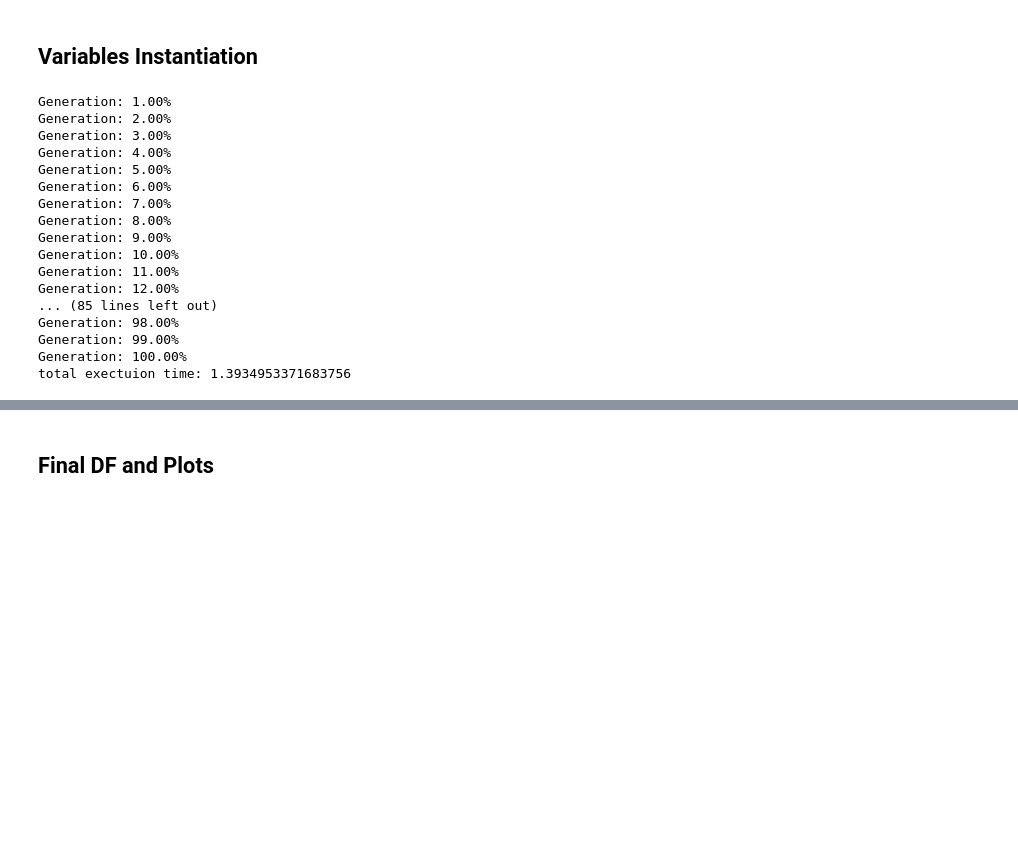
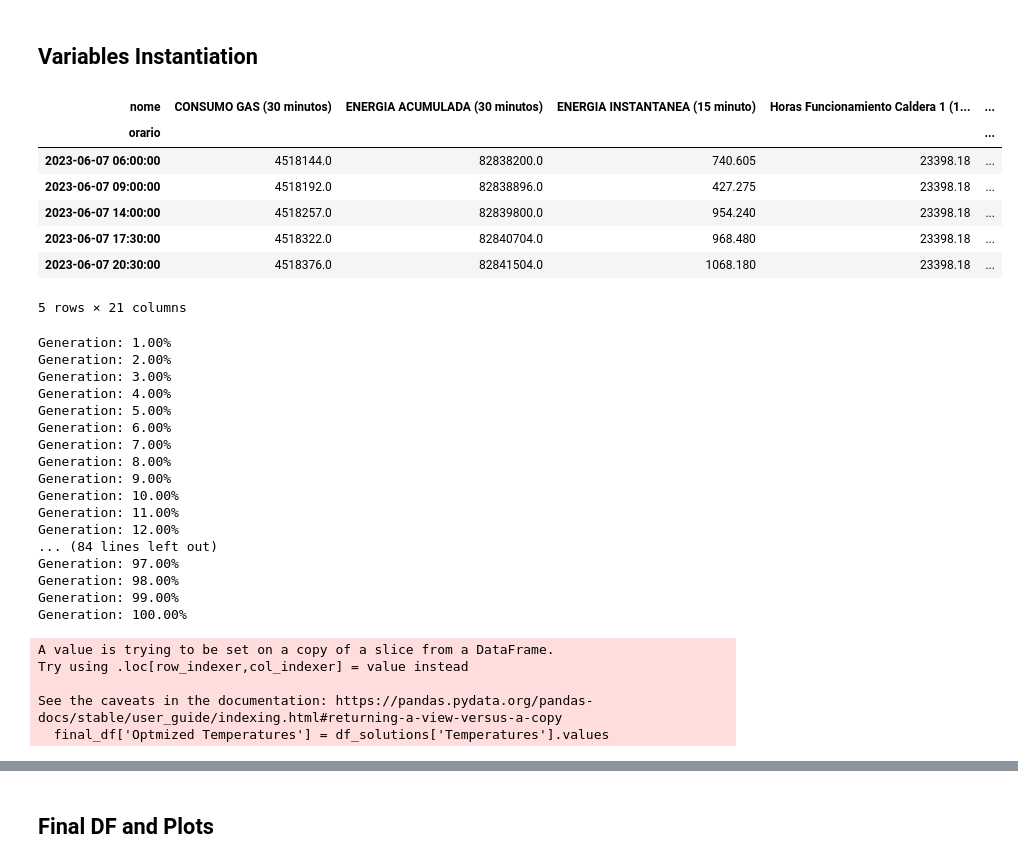
Before and after one commit to digibuild-technology-release/s3_2_2_ENG, a Jupyter notebook: resources/notebooks/s322.ipynb, the cells around one changed output, grey strips where cells are left out. Drawn from its saved outputs; the diff is of its cells as text; code cells hidden in the pictures; blank space fills up the shorter version.

```diff
--- a/resources/notebooks/s322.ipynb
+++ b/resources/notebooks/s322.ipynb
@@ -117,13 +120,10 @@ class MLModel:
 
         df.index = pd.to_datetime(df.index)
 
-
         # Reimposta l'indice
 
         df_30 = df.resample('30T').mean()
-        temp_1 = df_30.copy()
         # df_30=df.resample('15T').interpolate()
-
 
         #Limitati al temo di funzionamento B1-2
 
@@ -172,7 +172,7 @@ class MLModel:
         else:
             pass
 
-        return df_30, dataset, temp_df, temp_1
+        return df_30, dataset, temp_df
 
     def train_MLModel(self):
 
@@ -187,8 +187,8 @@ class MLModel:
 
         dataset = self.create_input('resources/RVENA_23*.csv', save_local_file=False)[1]
 
-        X = dataset.loc[:,['ENERGIA INSTANTANEA (15 minuto)','TEMP IMP CALDERAS (15 minuto)']]  #Le x e y della mia F
-        y = dataset.loc[:,['eta']]
+        X = dataset.loc[:, ['ENERGIA INSTANTANEA (15 minuto)','TEMP IMP CALDERAS (15 minuto)']]  #Le x e y della mia F
+        y = dataset.loc[:, ['eta']]
 
         X_train, X_test, y_train, y_test = train_test_split(X, y, test_size=0.3, random_state=self.random_seed)
         scaler_fitted = self.scaler.fit(X_train)
@@ -337,13 +341,24 @@ df_30 = MLModel().create_input(r'C:\Users\annatalini\OneDrive - Engineering Inge
+# %%
+df_30.head()
+# %% [output]
+| nome | CONSUMO GAS (30 minutos) | ENERGIA ACUMULADA (30 minutos) | ENERGIA INSTANTANEA (15 minuto) | Horas Funcionamiento Caldera 1 (1... | ... |
+| orario |  |  |  |  | ... |
+| 2023-06-07 06:00:00 | 4518144.0 | 82838200.0 | 740.605 | 23398.18 | ... |
+| 2023-06-07 09:00:00 | 4518192.0 | 82838896.0 | 427.275 | 23398.18 | ... |
+| 2023-06-07 14:00:00 | 4518257.0 | 82839800.0 | 954.240 | 23398.18 | ... |
+| 2023-06-07 17:30:00 | 4518322.0 | 82840704.0 | 968.480 | 23398.18 | ... |
+| 2023-06-07 20:30:00 | 4518376.0 | 82841504.0 | 1068.180 | 23398.18 | ... |
+5 rows × 21 columns
 # %%
 import time
-start = time.time()
+# start = time.time()
 model = pickle.load(open(r'C:\Users\annatalini\OneDrive - Engineering Ingegneria Informatica S.p.A\DigiBUILD\DigiBUILD - Developement\s3_2_2_ENG\resources\models\TrainedModel.pkl', 'rb'))
 optimizer = Optimizer(df_30, model, 100, 200).optimize()
 solution = optimizer[0]
-df_temps = optimizer[1]
-end = time.time()
-total = ((end - start)/60)
-print(f"total exectuion time: {total}")
+temps = optimizer[1]
+# end = time.time()
+# total = ((end - start)/60)
+# print(f"total exectuion time: {total}")
 # %% [output]
 Generation: 1.00%
 Generation: 2.00%
@@ -357,9 +372,14 @@ Generation: 9.00%
 Generation: 10.00%
 Generation: 11.00%
 Generation: 12.00%
-... (85 lines left out)
+... (84 lines left out)
+Generation: 97.00%
 Generation: 98.00%
 Generation: 99.00%
 Generation: 100.00%
-total exectuion time: 1.3934953371683756
+A value is trying to be set on a copy of a slice from a DataFrame.
+Try using .loc[row_indexer,col_indexer] = value instead
+
+See the caveats in the documentation: https://pandas.pydata.org/pandas-docs/stable/user_guide/indexing.html#returning-a-view-versus-a-copy
+  final_df['Optmized Temperatures'] = df_solutions['Temperatures'].values
 # %%
```
Also changed, not shown: parts of 12 cells of this notebook, 2 other files.
